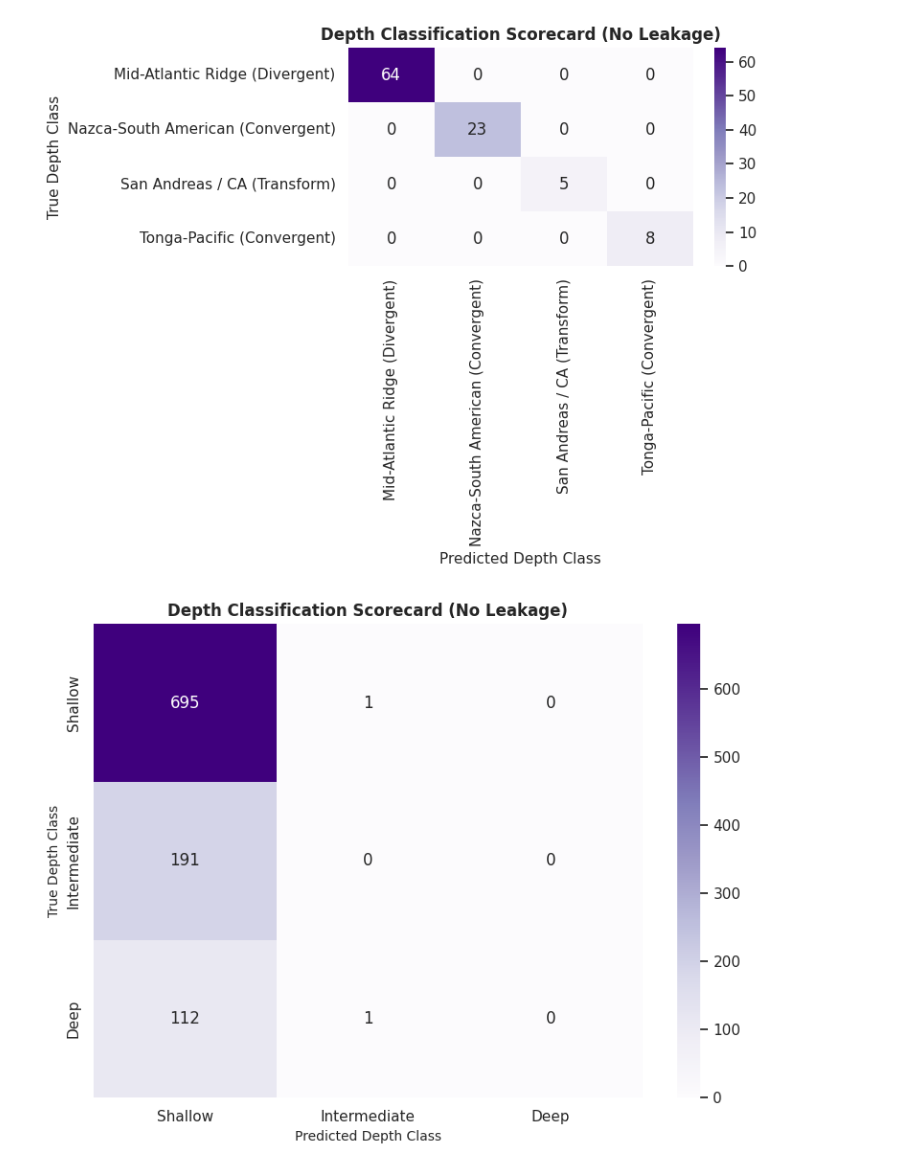
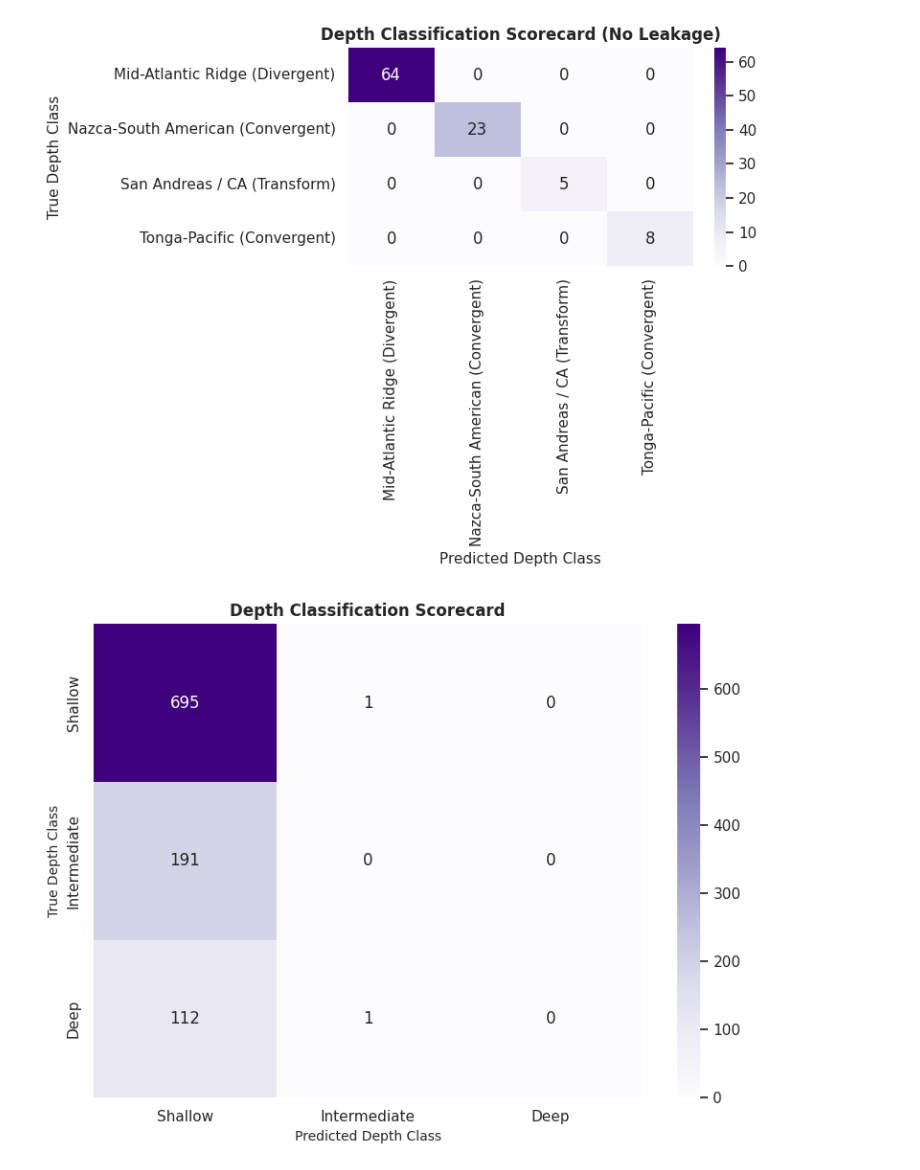
Before and after one commit to emilyasmussen28-dev/datascience_project, a Jupyter notebook: Untitled.ipynb, the cells around one changed output. Drawn from its saved outputs; the diff is of its cells as text; code cells hidden in the pictures.

```diff
--- a/Untitled.ipynb
+++ b/Untitled.ipynb
@@ -272,32 +272,32 @@ df = pd.DataFrame({'latitude': lats, 'longitude': lons, 'depth': depths, 'mag':
 # 2. Define clear depth categories
 def label_depth(depth):
     if depth <= 70: return 'Shallow'
     elif depth <= 300: return 'Intermediate'
     else: return 'Deep'
 
 df['depth_class'] = df['depth'].apply(label_depth)
 
 # 3. Train ML Model
 X = df[['mag', 'latitude', 'longitude']]
 y = df['depth_class']
 X_train, X_test, y_train, y_test = train_test_split(X, y, test_size=0.2, random_state=42)
 
 dt_model = DecisionTreeClassifier(max_depth=3, random_state=42)
 dt_model.fit(X_train, y_train)
 y_pred = dt_model.predict(X_test)
 
 # 4. Plot Matrix with PERFECT labels
 labels_order = ['Shallow', 'Intermediate', 'Deep']
 cm = confusion_matrix(y_test, y_pred, labels=labels_order)
 
 plt.figure(figsize=(8, 6))
 sns.heatmap(cm, annot=True, fmt='d', cmap='Purples',
             xticklabels=labels_order, yticklabels=labels_order)
 
-plt.title('Depth Classification Scorecard (No Leakage)', fontsize=12, fontweight='bold')
+plt.title('Depth Classification Scorecard', fontsize=12, fontweight='bold')
 plt.xlabel('Predicted Depth Class', fontsize=10)
 plt.ylabel('True Depth Class', fontsize=10)
 plt.tight_layout()
 plt.show()
 # %% [output]
-[figure, old version]
+[figure, new version]
```
